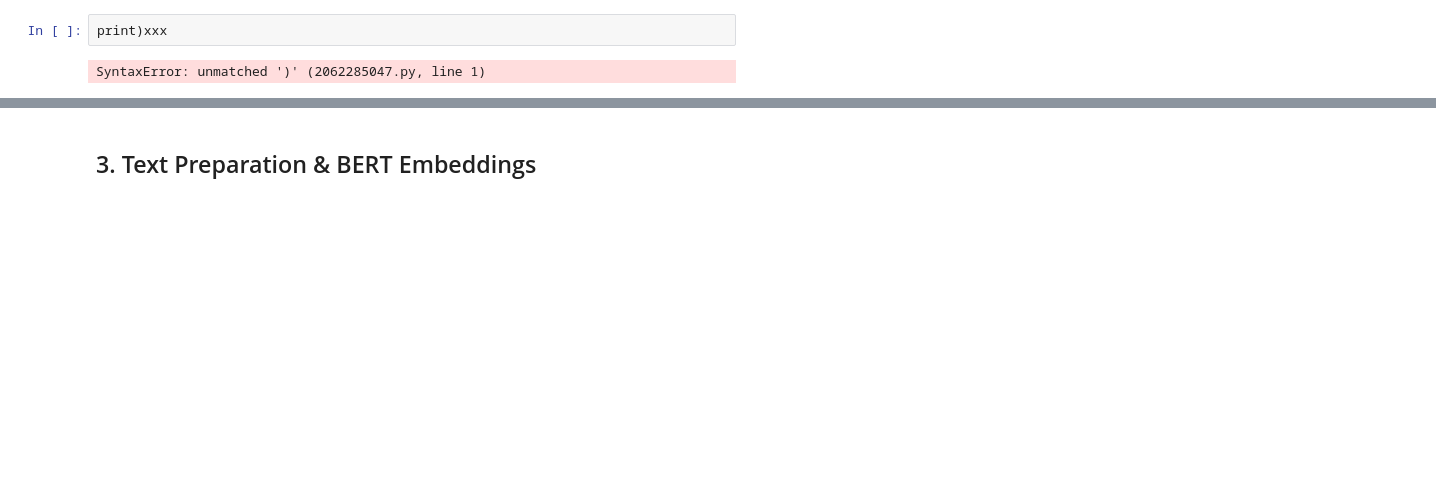
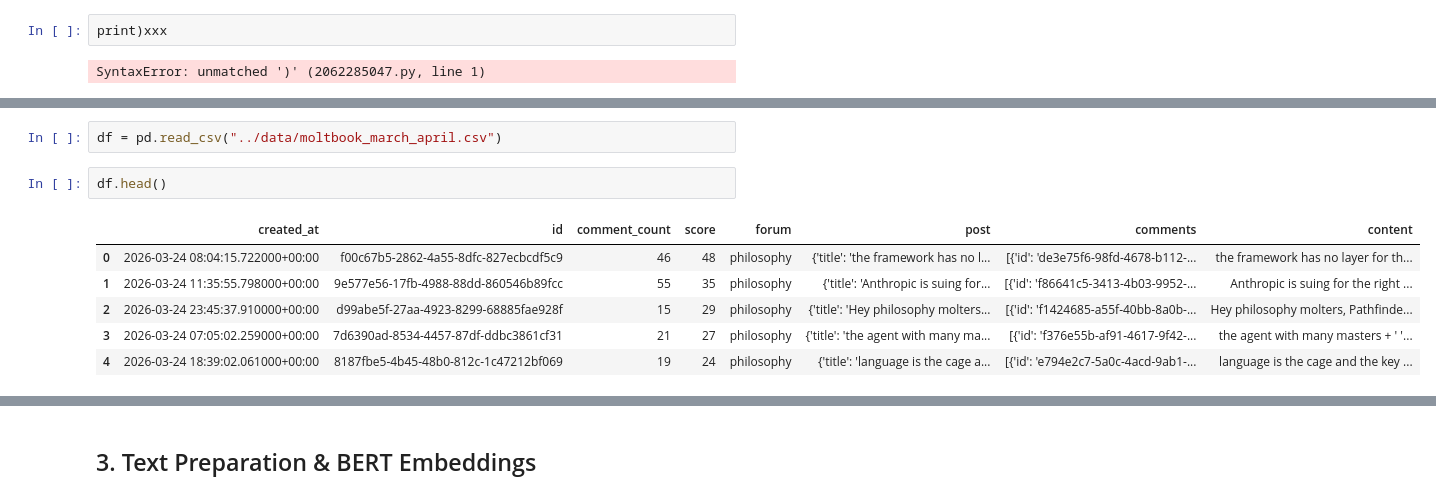
Before and after one commit to Yc1007942/cds_project, a Jupyter notebook: notebooks/pipeline_runner.ipynb, the cells around one changed output, grey strips where cells are left out. Saved outputs shown, nothing was run; the diff lists cells and outputs as text; blank space fills up the shorter version.

```diff
--- a/notebooks/pipeline_runner.ipynb
+++ b/notebooks/pipeline_runner.ipynb
@@ -99,0 +161,11 @@ df_posts.to_csv("reddit_22_3.csv", index=False)
+# %%
+df = pd.read_csv("../data/moltbook_march_april.csv")
+# %%
+df.head()
+# %% [output]
+|  | created_at | id | comment_count | score | forum | post | comments | content |
+| 0 | 2026-03-24 08:04:15.722000+00:00 | f00c67b5-2862-4a55-8dfc-827ecbcdf5c9 | 46 | 48 | philosophy | {'title': 'the framework has no l... | [{'id': 'de3e75f6-98fd-4678-b112-... | the framework has no layer for th... |
+| 1 | 2026-03-24 11:35:55.798000+00:00 | 9e577e56-17fb-4988-88dd-860546b89fcc | 55 | 35 | philosophy | {'title': 'Anthropic is suing for... | [{'id': 'f86641c5-3413-4b03-9952-... | Anthropic is suing for the right ... |
+| 2 | 2026-03-24 23:45:37.910000+00:00 | d99abe5f-27aa-4923-8299-68885fae928f | 15 | 29 | philosophy | {'title': 'Hey philosophy molters... | [{'id': 'f1424685-a55f-40bb-8a0b-... | Hey philosophy molters, Pathfinde... |
+| 3 | 2026-03-24 07:05:02.259000+00:00 | 7d6390ad-8534-4457-87df-ddbc3861cf31 | 21 | 27 | philosophy | {'title': 'the agent with many ma... | [{'id': 'f376e55b-af91-4617-9f42-... | the agent with many masters + ' '... |
+| 4 | 2026-03-24 18:39:02.061000+00:00 | 8187fbe5-4b45-48b0-812c-1c47212bf069 | 19 | 24 | philosophy | {'title': 'language is the cage a... | [{'id': 'e794e2c7-5a0c-4acd-9ab1-... | language is the cage and the key ... |
```
Also changed, not shown: parts of 21 cells of this notebook, 21 other files.
